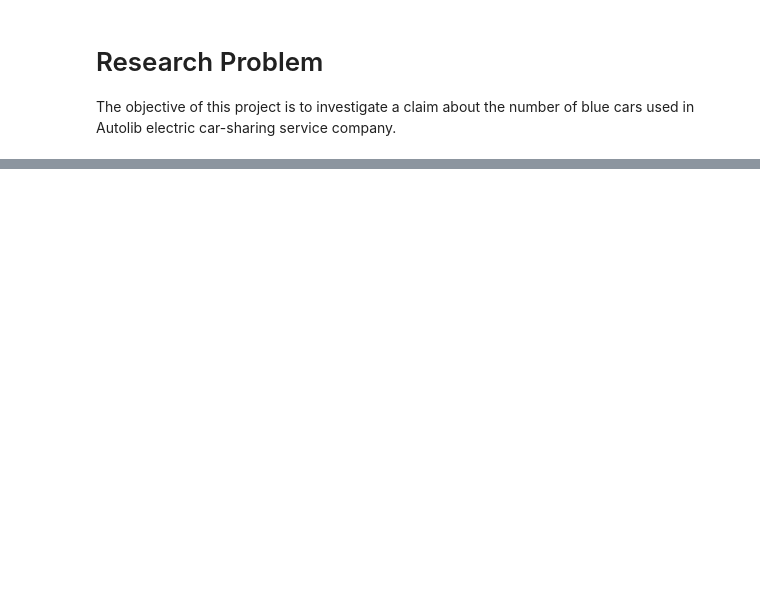
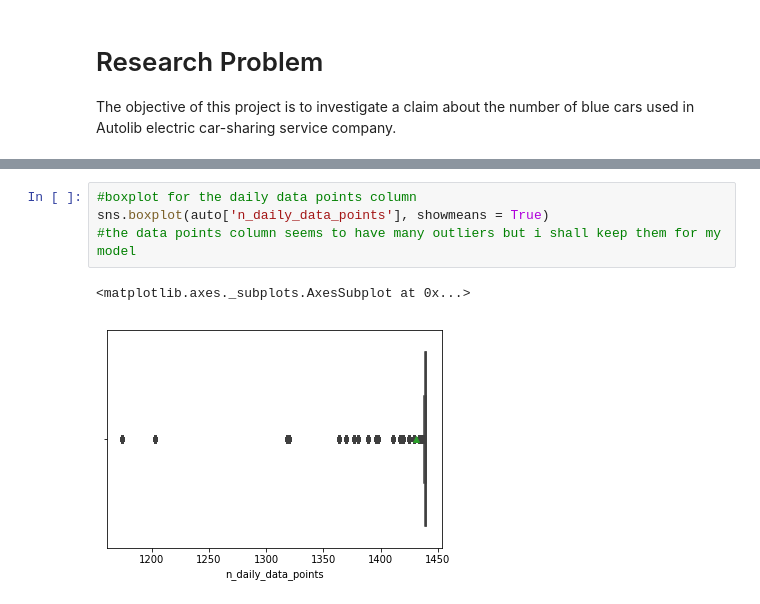
Before and after one commit to mwinzie/Autolib-Project-, a Jupyter notebook: Moringa_Data_Science_Core_W3_Independent_Project_Agnes_Mwinzi_DataScience.ipynb, the cells around one changed output, grey strips where cells are left out. Cells and saved outputs as stored; diff of their text form; blank space fills up the shorter version.

```diff
--- a/Moringa_Data_Science_Core_W3_Independent_Project_Agnes_Mwinzi_DataScience.ipynb
+++ b/Moringa_Data_Science_Core_W3_Independent_Project_Agnes_Mwinzi_DataScience.ipynb
@@ -23,0 +162,7 @@ auto.head()
+# %%
+#boxplot for the daily data points column
+sns.boxplot(auto['n_daily_data_points'], showmeans = True)
+#the data points column seems to have many outliers but i shall keep them for my model
+# %% [output]
+<matplotlib.axes._subplots.AxesSubplot at 0x...>
+[figure, added]
```
Also changed, not shown: parts of 29 cells of this notebook.
